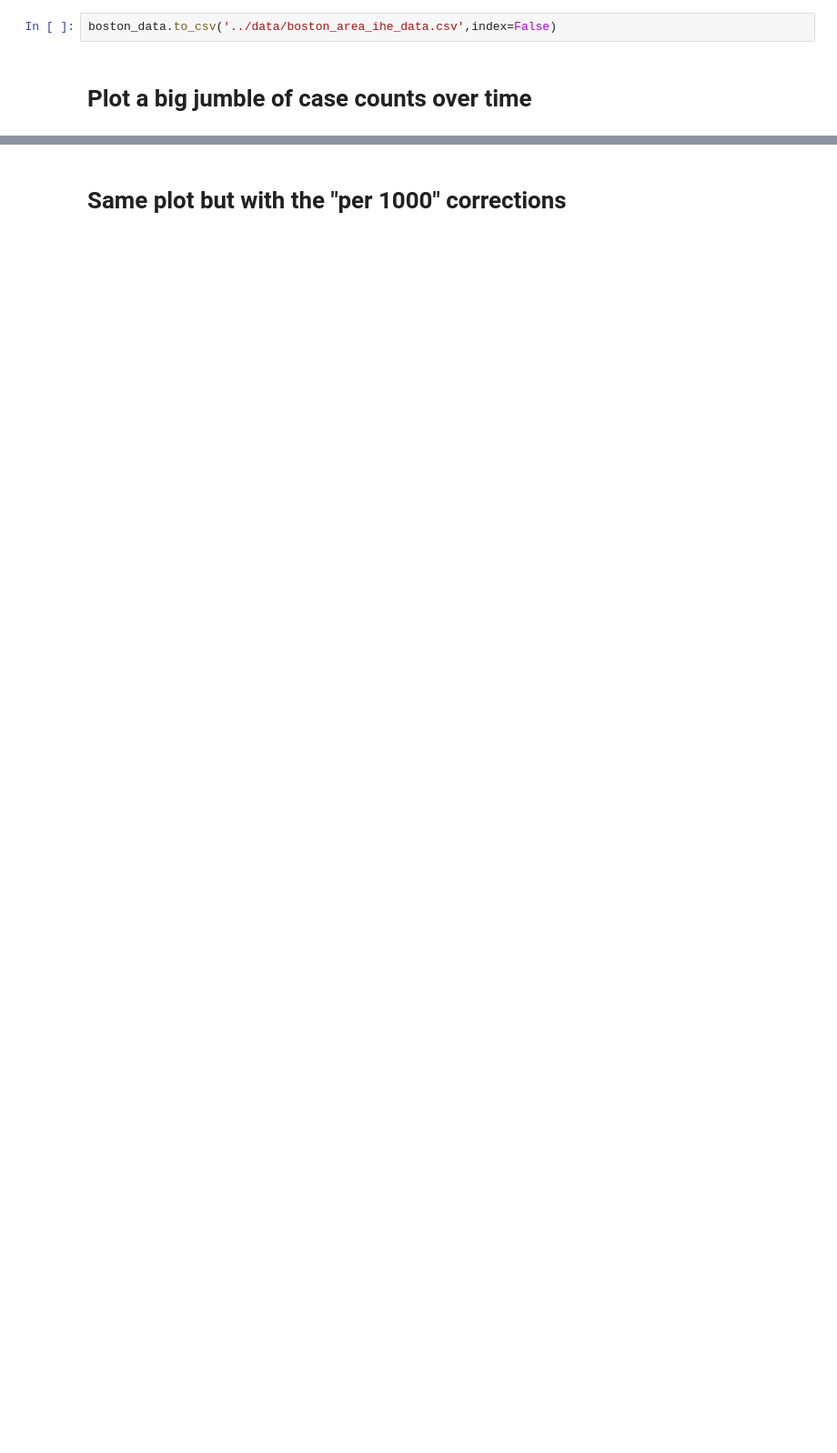
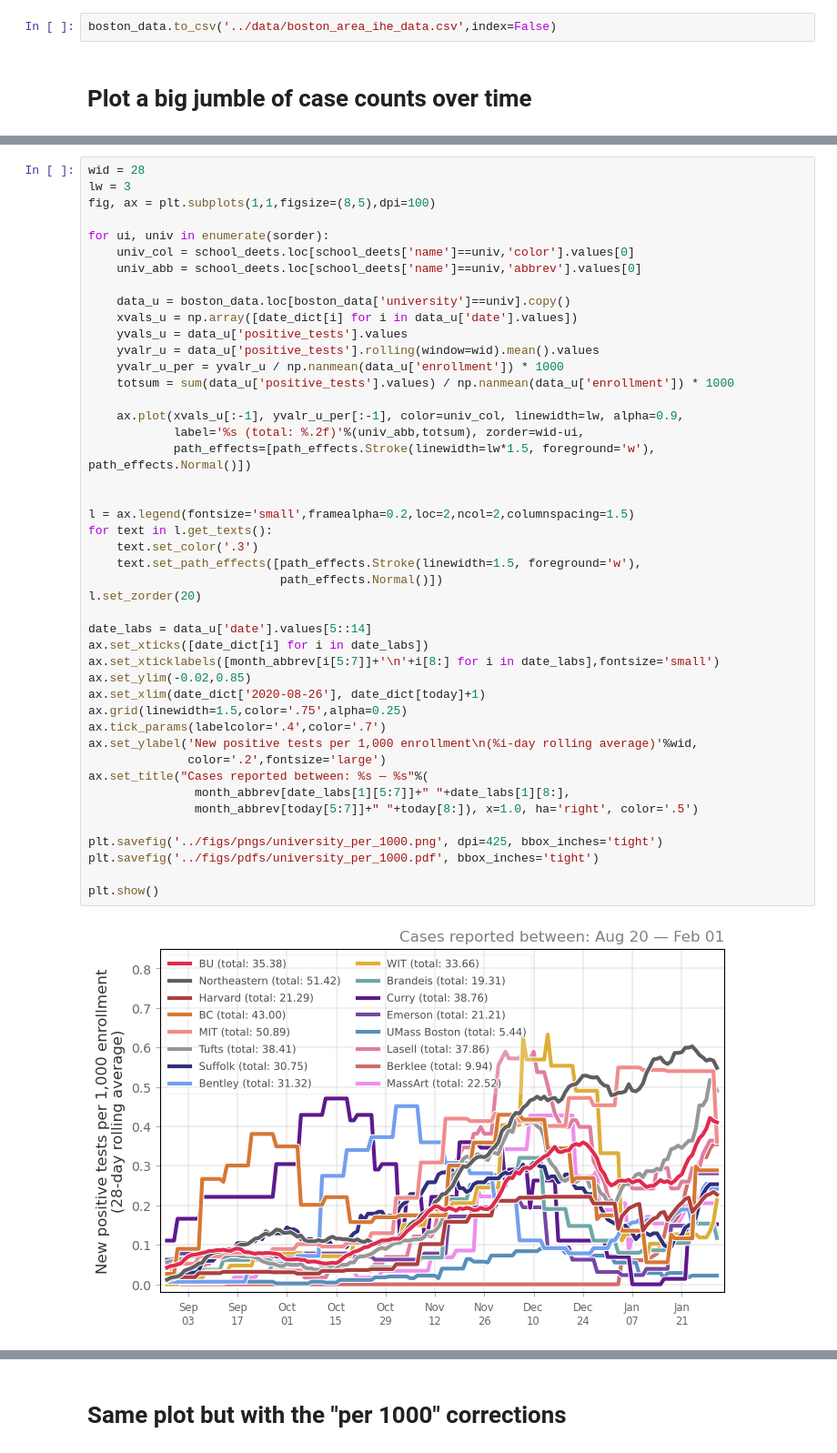
Before and after one commit to jkbren/massachusetts-higher-ed-covid, a Jupyter notebook: code/universities-in-boston.ipynb, the cells around one changed output, grey strips where cells are left out. Shown at 91% size. Drawn from its saved outputs; the diff is of its cells as text; blank space fills up the shorter version.

```diff
--- a/code/universities-in-boston.ipynb
+++ b/code/universities-in-boston.ipynb
@@ -114,0 +127,47 @@ plt.show()
+# %%
+wid = 28
+lw = 3
+fig, ax = plt.subplots(1,1,figsize=(8,5),dpi=100)
+
+for ui, univ in enumerate(sorder):
+    univ_col = school_deets.loc[school_deets['name']==univ,'color'].values[0]
+    univ_abb = school_deets.loc[school_deets['name']==univ,'abbrev'].values[0]
+
+    data_u = boston_data.loc[boston_data['university']==univ].copy()
+    xvals_u = np.array([date_dict[i] for i in data_u['date'].values])
+    yvals_u = data_u['positive_tests'].values
+    yvalr_u = data_u['positive_tests'].rolling(window=wid).mean().values
+    yvalr_u_per = yvalr_u / np.nanmean(data_u['enrollment']) * 1000
+    totsum = sum(data_u['positive_tests'].values) / np.nanmean(data_u['enrollment']) * 1000
+
+    ax.plot(xvals_u[:-1], yvalr_u_per[:-1], color=univ_col, linewidth=lw, alpha=0.9,
+            label='%s (total: %.2f)'%(univ_abb,totsum), zorder=wid-ui,
+            path_effects=[path_effects.Stroke(linewidth=lw*1.5, foreground='w'), path_effects.Normal()])
+
+
+l = ax.legend(fontsize='small',framealpha=0.2,loc=2,ncol=2,columnspacing=1.5)
+for text in l.get_texts():
+    text.set_color('.3')
+    text.set_path_effects([path_effects.Stroke(linewidth=1.5, foreground='w'),
+                           path_effects.Normal()])
+l.set_zorder(20)
+
+date_labs = data_u['date'].values[5::14]
+ax.set_xticks([date_dict[i] for i in date_labs])
+ax.set_xticklabels([month_abbrev[i[5:7]]+'\n'+i[8:] for i in date_labs],fontsize='small')
+ax.set_ylim(-0.02,0.85)
+ax.set_xlim(date_dict['2020-08-26'], date_dict[today]+1)
+ax.grid(linewidth=1.5,color='.75',alpha=0.25)
+ax.tick_params(labelcolor='.4',color='.7')
+ax.set_ylabel('New positive tests per 1,000 enrollment\n(%i-day rolling average)'%wid,
+              color='.2',fontsize='large')
+ax.set_title("Cases reported between: %s — %s"%(
+               month_abbrev[date_labs[1][5:7]]+" "+date_labs[1][8:],
+               month_abbrev[today[5:7]]+" "+today[8:]), x=1.0, ha='right', color='.5')
+
+plt.savefig('../figs/pngs/university_per_1000.png', dpi=425, bbox_inches='tight')
+plt.savefig('../figs/pdfs/university_per_1000.pdf', bbox_inches='tight')
+
+plt.show()
+# %% [output]
+[figure, added]
```
Also changed, not shown: parts of 17 cells of this notebook, 25 other files.
